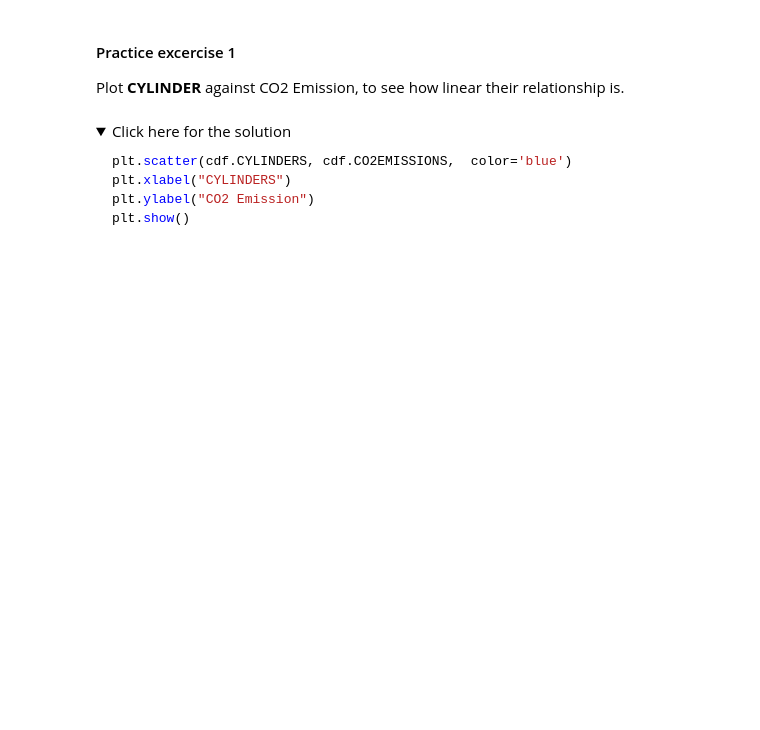
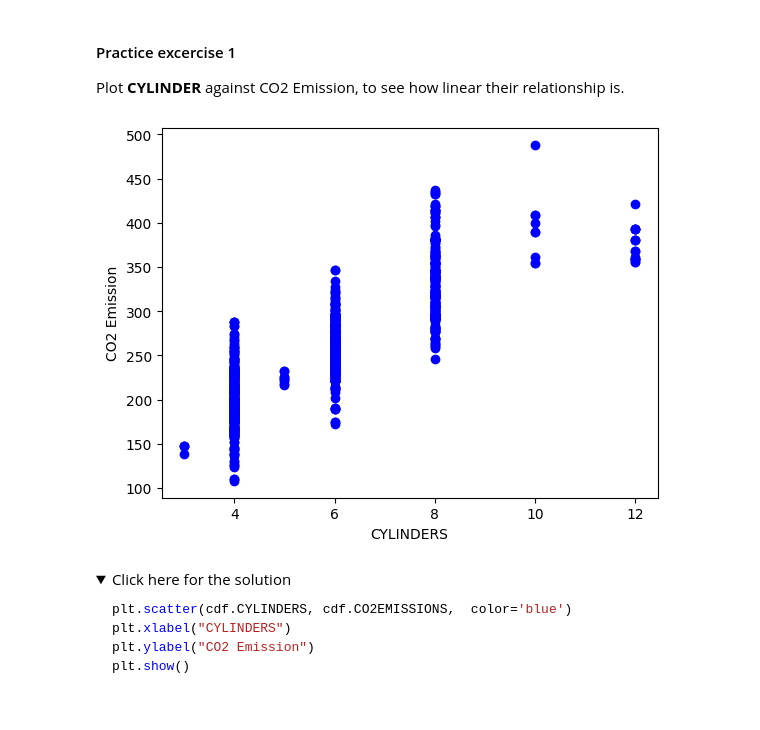
Before and after one commit to patilnikhil805/IBM-AI-Engineering, a Jupyter notebook: Linear and Logistic Regression/Simple-Linear-Regression-v1.ipynb, the cells around one changed output. Saved outputs shown, nothing was run; the diff lists cells and outputs as text; code cells hidden in the pictures; folded sections open; blank space fills up the shorter version.

```diff
--- a/Linear and Logistic Regression/Simple-Linear-Regression-v1.ipynb
+++ b/Linear and Logistic Regression/Simple-Linear-Regression-v1.ipynb
@@ -117,7 +169,12 @@ Although the relationship between engine size and CO2 emission is quite linear,
 #### Practice excercise 1
 Plot __CYLINDER__ against CO2 Emission, to see how linear their relationship is.
 # %%
-# write your code here
+plt.scatter(cdf.CYLINDERS, cdf.CO2EMISSIONS,  color='blue')
+plt.xlabel("CYLINDERS")
+plt.ylabel("CO2 Emission")
+plt.show()
+# %% [output]
+[figure, added]
 # %% [markdown]
 <details><summary>Click here for the solution</summary>
 
```
Also changed, not shown: parts of 16 cells of this notebook, 1 other file.
